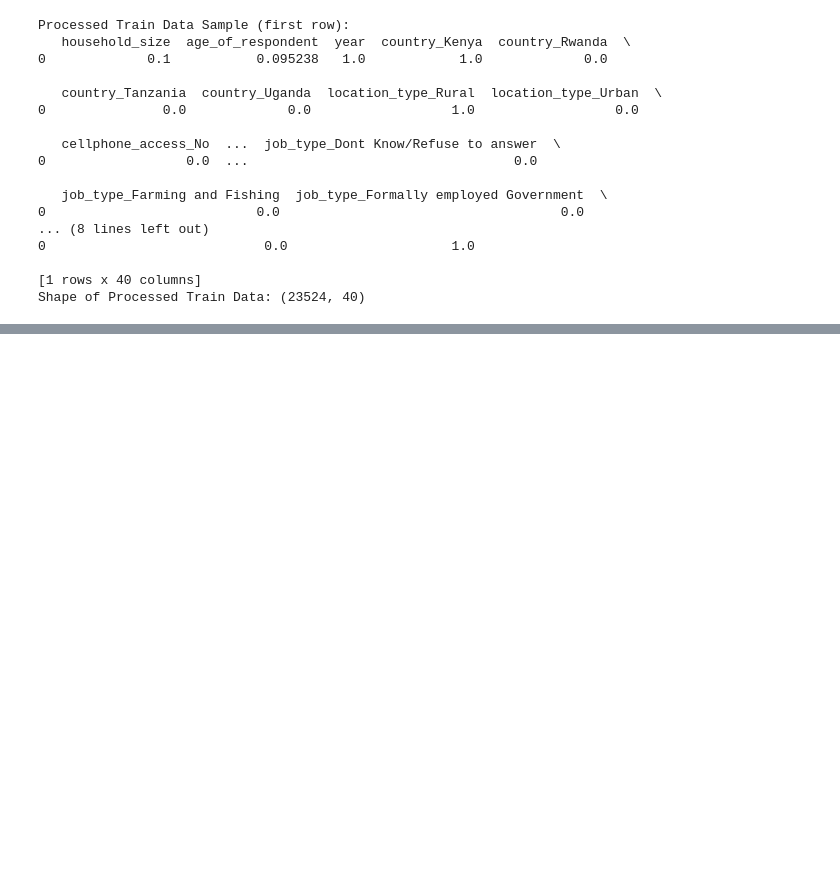
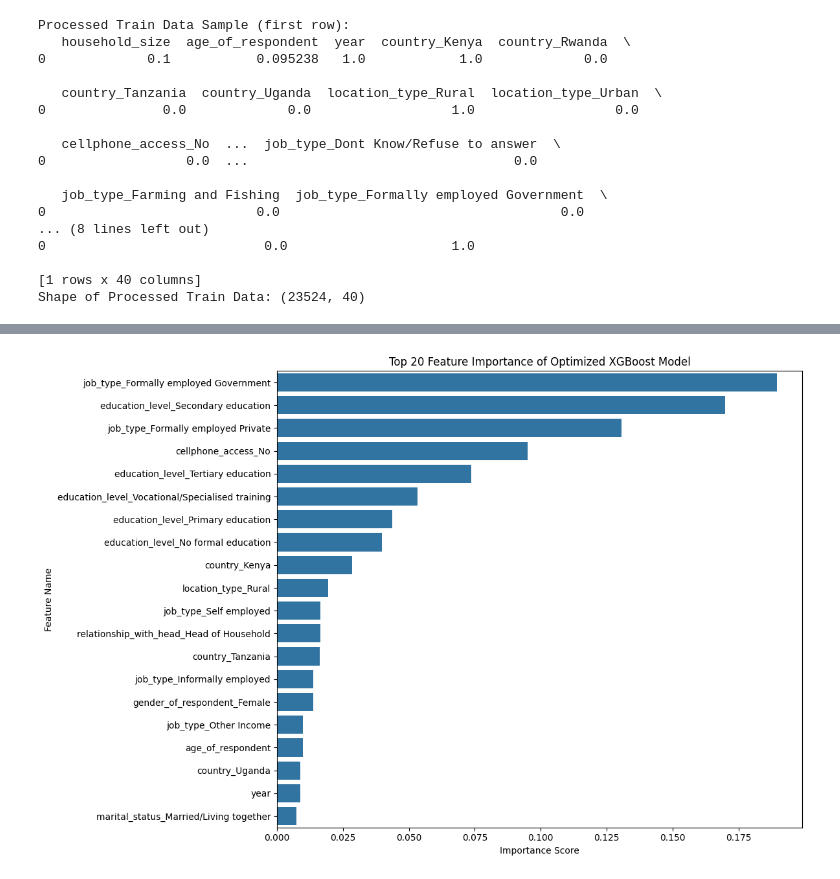
Before and after one commit to Elijah-Mumo/XAI_ELIAS_DS_R_Projects-crispy_waffle, a Jupyter notebook: Financial_Inclusion.ipynb, the cells around one changed output, grey strips where cells are left out. Cells and saved outputs as stored; diff of their text form; code cells hidden in the pictures; blank space fills up the shorter version.

```diff
--- a/Financial_Inclusion.ipynb
+++ b/Financial_Inclusion.ipynb
@@ -271,0 +328,30 @@ Error rate of the XGB classifier:  0.11517212069698257
+# %%
+import matplotlib.pyplot as plt
+import seaborn as sns
+import pandas as pd
+
+# Get feature importances from the optimized XGBoost model
+feature_importances = xgb_model.feature_importances_
+# Get feature names from training data columns
+feature_names = X_Train.columns.tolist()
+
+# Combine feature names and importances
+data = list(zip(feature_names, feature_importances))
+
+# Create DataFrame for importances
+importance_df = pd.DataFrame(data, columns=['Feature', 'Importance'])
+
+# Sort by importance in descending order
+importance_df = importance_df.sort_values(by='Importance', ascending=False)
+
+# Display top N feature importances
+n_features = 20 # Number of top features to display
+plt.figure(figsize=(12, 8))
+sns.barplot(x='Importance', y='Feature', data=importance_df.head(n_features))
+plt.title(f'Top {n_features} Feature Importance of Optimized XGBoost Model')
+plt.xlabel('Importance Score')
+plt.ylabel('Feature Name')
+plt.tight_layout()
+plt.show()
+# %% [output]
+[figure, added]
```
Also changed, not shown: parts of 10 cells of this notebook.
